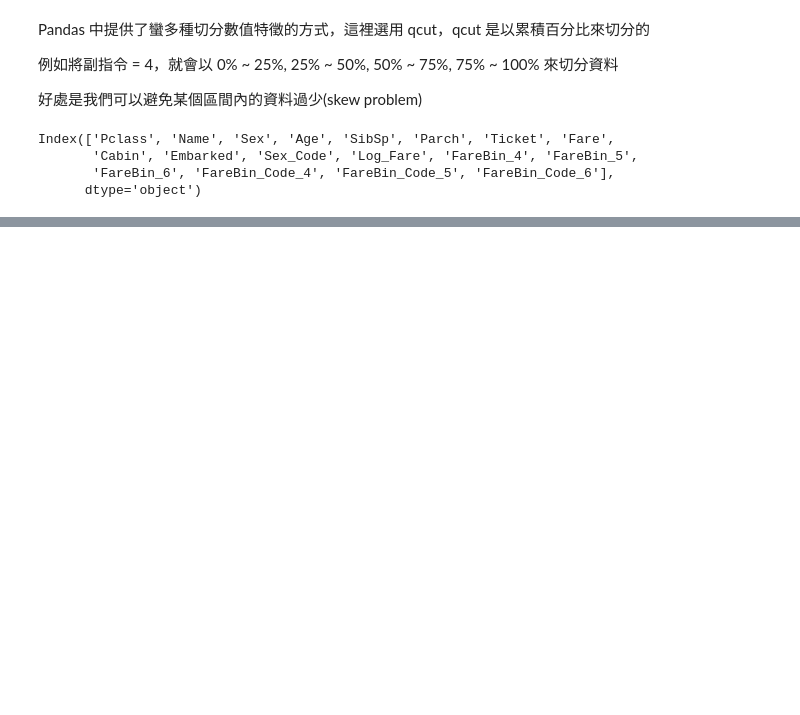
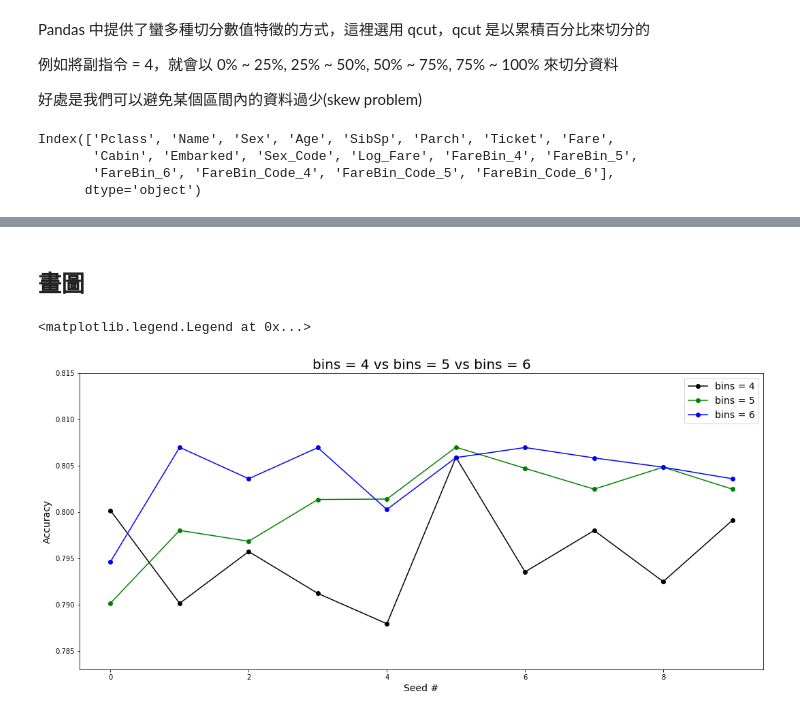
Before and after one commit to myps6415/Data-Analysis-Project, a Jupyter notebook: Kaggle/Titanic/Titanic.ipynb, the cells around one changed output, grey strips where cells are left out. Saved outputs shown, nothing was run; the diff lists cells and outputs as text; code cells hidden in the pictures; blank space fills up the shorter version.

```diff
--- a/Kaggle/Titanic/Titanic.ipynb
+++ b/Kaggle/Titanic/Titanic.ipynb
@@ -211,0 +213,7 @@ X.head()
+# %%
+compare = ['Sex_Code', 'Pclass', 'FareBin_Code_4', 'FareBin_Code_5', 'FareBin_Code_6']
+selector = RFECV(RandomForestClassifier(n_estimators=250, min_samples_split=20), cv=10, n_jobs=-1)
+selector.fit(X[compare], Y)
+print(selector.support_)
+print(selector.ranking_)
+print(selector.grid_scores_*100)
@@ -211,0 +232,32 @@ X.head()
+# %%
+score_b4, score_b5, score_b6 = [], [], []
+seeds = 10
+for i in range(seeds):
+    diff_cv = StratifiedKFold(n_splits=10, shuffle=True, random_state=i)
+    selector = RFECV(RandomForestClassifier(random_state=i, n_estimators=250, min_samples_split=20), cv=diff_cv, n_jobs=-1)
+    selector.fit(X[compare], Y)
+    score_b4.append(selector.grid_scores_[2])
+    score_b5.append(selector.grid_scores_[3])
+    score_b6.append(selector.grid_scores_[4])
+# %% [markdown]
+## 畫圖
+# %%
+# to np.array
+score_list = [score_b4, score_b5, score_b6]
+for item in score_list:
+    item = np.array(item*100)
+
+# plot
+fig = plt.figure(figsize= (18,8) )
+ax = plt.gca()
+ax.plot(range(seeds), score_b4,'-ok',label='bins = 4')
+ax.plot(range(seeds), score_b5,'-og',label='bins = 5')
+ax.plot(range(seeds), score_b6,'-ob',label='bins = 6')
+ax.set_xlabel("Seed #", fontsize = '14')
+ax.set_ylim(0.783,0.815)
+ax.set_ylabel("Accuracy", fontsize = '14')
+ax.set_title('bins = 4 vs bins = 5 vs bins = 6', fontsize='20')
+plt.legend(fontsize = 14,loc='upper right')
+# %% [output]
+<matplotlib.legend.Legend at 0x...>
+[figure, added]
```
Also changed, not shown: parts of 11 cells of this notebook, 1 other file.
